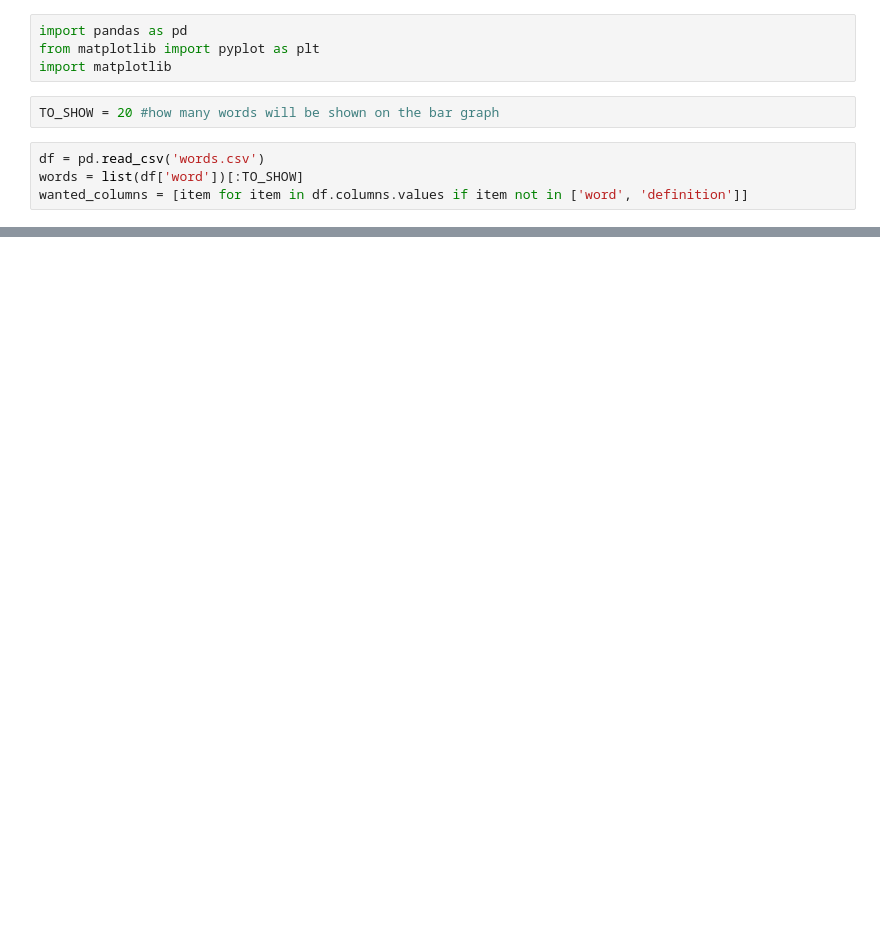
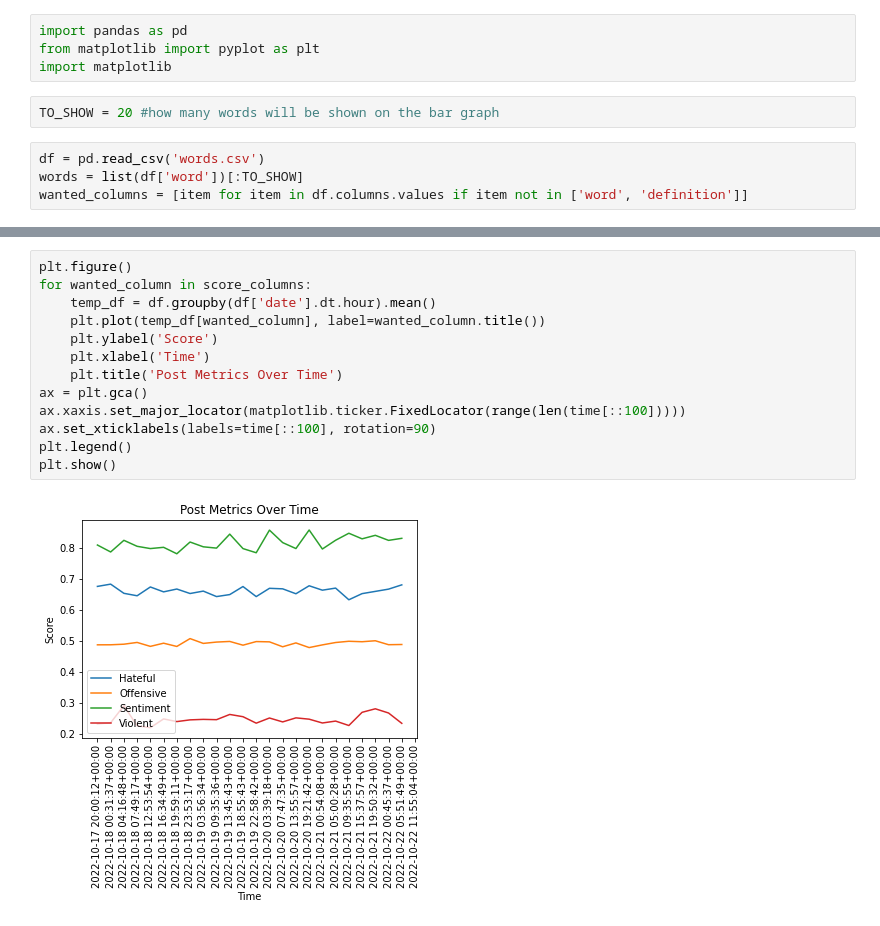
Before and after one commit to NicoACloutier/class-imbalance-Cloutier-Japkowicz-2023, a Jupyter notebook: visualizations.ipynb, the cells around one changed output, grey strips where cells are left out. Saved outputs shown, nothing was run; the diff lists cells and outputs as text; blank space fills up the shorter version.

```diff
--- a/visualizations.ipynb
+++ b/visualizations.ipynb
@@ -29,0 +37,15 @@ for wanted_column in wanted_columns:
+# %%
+plt.figure()
+for wanted_column in score_columns:
+    temp_df = df.groupby(df['date'].dt.hour).mean()
+    plt.plot(temp_df[wanted_column], label=wanted_column.title())
+    plt.ylabel('Score')
+    plt.xlabel('Time')
+    plt.title('Post Metrics Over Time')
+ax = plt.gca()
+ax.xaxis.set_major_locator(matplotlib.ticker.FixedLocator(range(len(time[::100]))))
+ax.set_xticklabels(labels=time[::100], rotation=90)
+plt.legend()
+plt.show()
+# %% [output]
+[figure, added]
```
Also changed, not shown: parts of 3 cells of this notebook.
